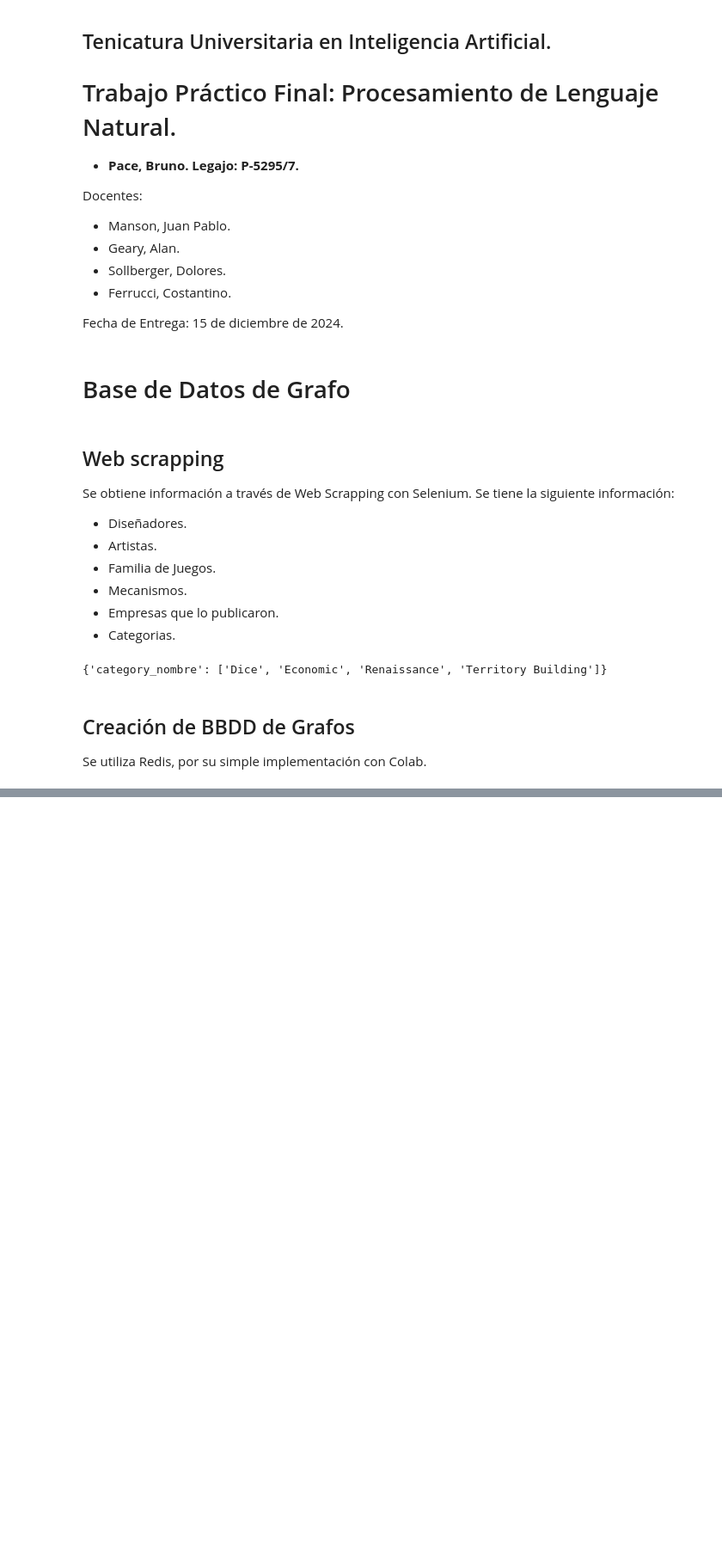
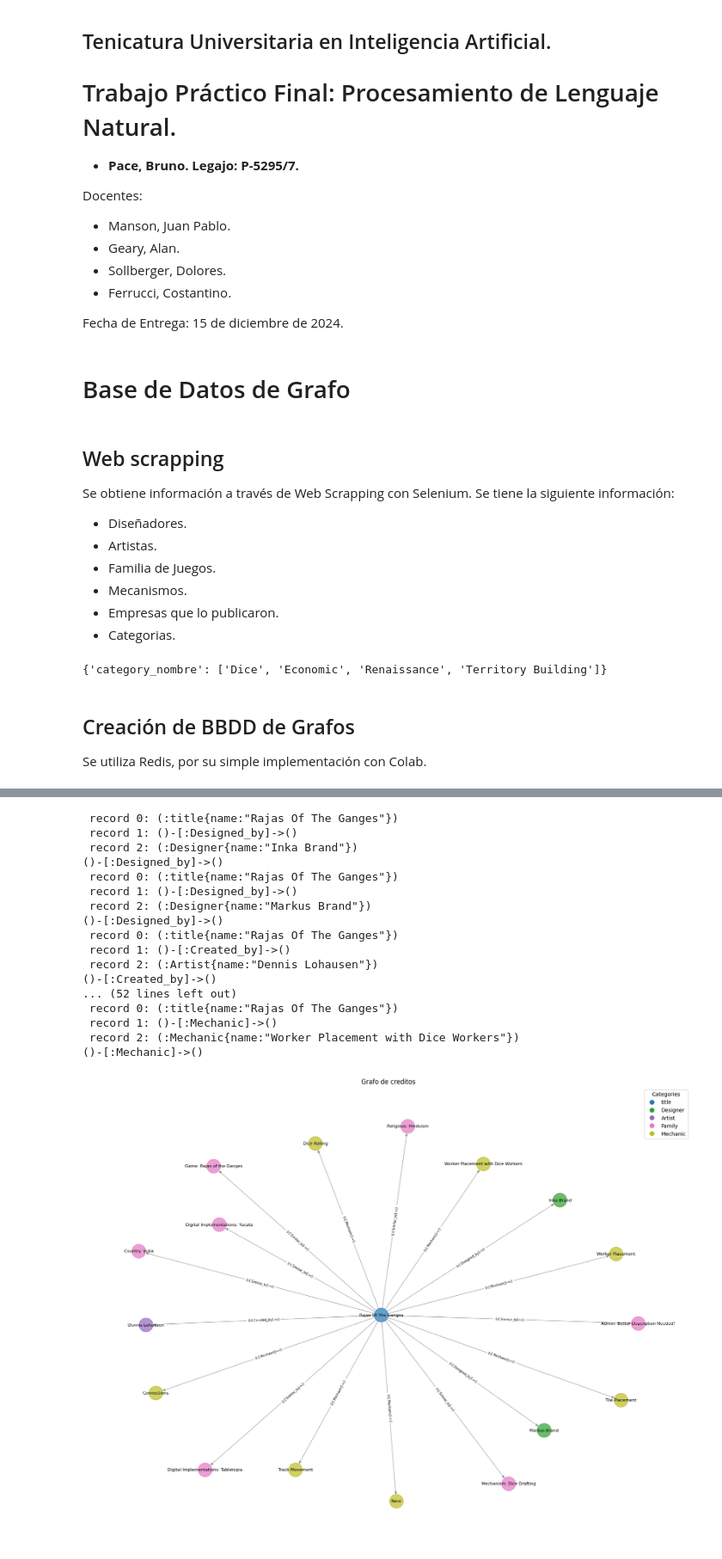
Before and after one commit to bpace1/RAG-RajasOfTheGanges, a Jupyter notebook: TP2-Final/Tp2_PaceBruno.ipynb, the cells around one changed output, grey strips where cells are left out. Shown at 86% size. Drawn from its saved outputs; the diff is of its cells as text; code cells hidden in the pictures; blank space fills up the shorter version.

Commit message:
BBDD graph almost ready

```diff
--- a/TP2-Final/Tp2_PaceBruno.ipynb
+++ b/TP2-Final/Tp2_PaceBruno.ipynb
@@ -213,17 +219,17 @@ for edge in edges:
 # %%
 def get_all_nodes(graph: Graph) -> list[dict]:
     """
-    Retrieve all nodes from the Redis graph.
+    Devuelve todos los nodos del grafo
 
     Args:
-        graph: Redis graph instance.
+        graph: grafo de redis
 
     Returns:
-        List of dictionaries where each dictionary contains the node's label, id, and properties.
+        Lista de diccionarios con id, label y properties de cada nodo.
     """
     query = "MATCH (n) RETURN n"
     result = graph.query(query)
-    nodes = []
+    nodes: list = []
 
     for record in result.result_set:
         node = record[0]
@@ -236,7 +242,6 @@ def get_all_nodes(graph: Graph) -> list[dict]:
 
     return nodes
 
-# Example usage
 all_nodes = get_all_nodes(graph)
 for node in all_nodes:
     print(node)
@@ -243,15 +267,13 @@ for node in all_nodes:
 # %%
-import matplotlib.pyplot as plt
-import networkx as nx
-from redisgraph import Graph, Node
-
-
 def plot_graph(graph: Graph) -> None:
     """
-    Plot the Redis graph using NetworkX and Matplotlib, optimized for larger graphs.
+    Plot de un grafo de redis con sus relaciones
 
     Args:
-        graph: Redis graph instance.
+        graph: grafo de redis
+
+    Returns:
+        None
     """
     nx_graph = nx.DiGraph()
 
@@ -269,40 +291,62 @@ def plot_graph(graph: Graph) -> None:
     edge_result = graph.query(edge_query)
 
     for record in edge_result.result_set:
+        print(f' record 0: {record[0]}')
+        print(f' record 1: {record[1]}')
+        print(f' record 2: {record[2]}')
         src = record[0].id
         dest = record[2].id
-        relationship = record[1].type
+        relationship = record[1]
+        print(relationship)
         nx_graph.add_edge(src, dest, label=relationship)
 
     plt.figure(figsize=(16, 12))
     pos = nx.spring_layout(nx_graph, k=0.5)
 
     categories = nx.get_node_attributes(nx_graph, 'category')
     unique_categories = set(categories.values())
     node_colors = {cat: plt.cm.tab10(i / len(unique_categories)) for i, cat in enumerate(unique_categories)}
     node_color_list = [node_colors[categories[node]] for node in nx_graph.nodes()]
 
     nx.draw(
         nx_graph, pos,
         with_labels=False,
         node_size=700,
         node_color=node_color_list,
         edge_color='gray',
         alpha=0.7
     )
 
     node_labels = {node: data['name'] for node, data in nx_graph.nodes(data=True)}
     nx.draw_networkx_labels(nx_graph, pos, labels=node_labels, font_size=8, font_color='black')
 
     edge_labels = nx.get_edge_attributes(nx_graph, "label")
     nx.draw_networkx_edge_labels(nx_graph, pos, edge_labels=edge_labels, font_size=6)
 
     legend_labels = [plt.Line2D([0], [0], marker='o', color='w', markerfacecolor=color, markersize=10, label=cat)
                      for cat, color in node_colors.items()]
     plt.legend(handles=legend_labels, loc='best', title='Categories')
 
-    plt.title("Redis Graph Visualization")
+    plt.title("Grafo de creditos")
     plt.show()
 
-
 plot_graph(graph)
+# %% [output]
+ record 0: (:title{name:"Rajas Of The Ganges"})
+ record 1: ()-[:Designed_by]->()
+ record 2: (:Designer{name:"Inka Brand"})
+()-[:Designed_by]->()
+ record 0: (:title{name:"Rajas Of The Ganges"})
+ record 1: ()-[:Designed_by]->()
+ record 2: (:Designer{name:"Markus Brand"})
+()-[:Designed_by]->()
+ record 0: (:title{name:"Rajas Of The Ganges"})
+ record 1: ()-[:Created_by]->()
+ record 2: (:Artist{name:"Dennis Lohausen"})
+()-[:Created_by]->()
+... (52 lines left out)
+ record 0: (:title{name:"Rajas Of The Ganges"})
+ record 1: ()-[:Mechanic]->()
+ record 2: (:Mechanic{name:"Worker Placement with Dice Workers"})
+()-[:Mechanic]->()
+[figure, added]
```
Also changed, not shown: parts of 9 cells of this notebook.
